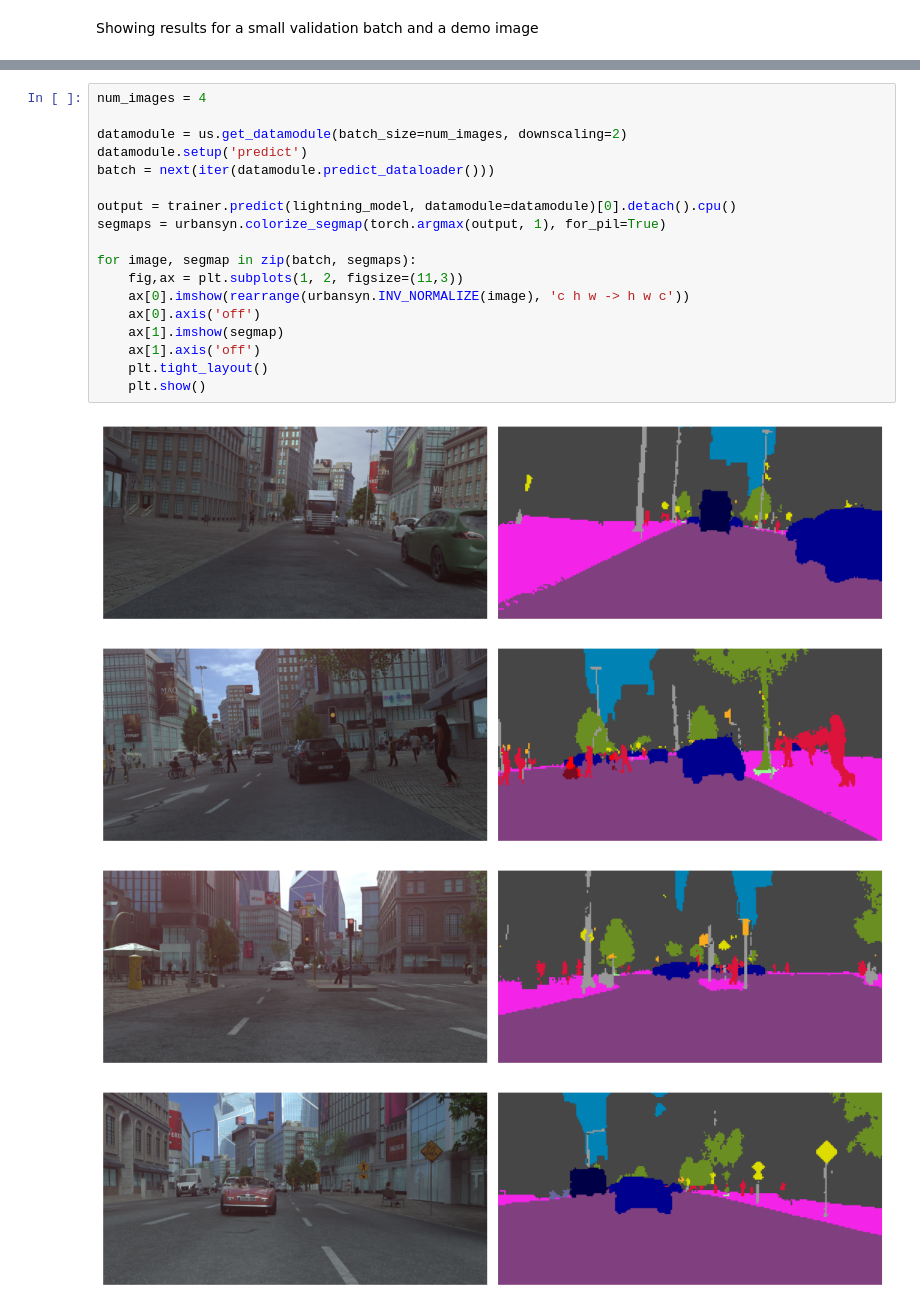
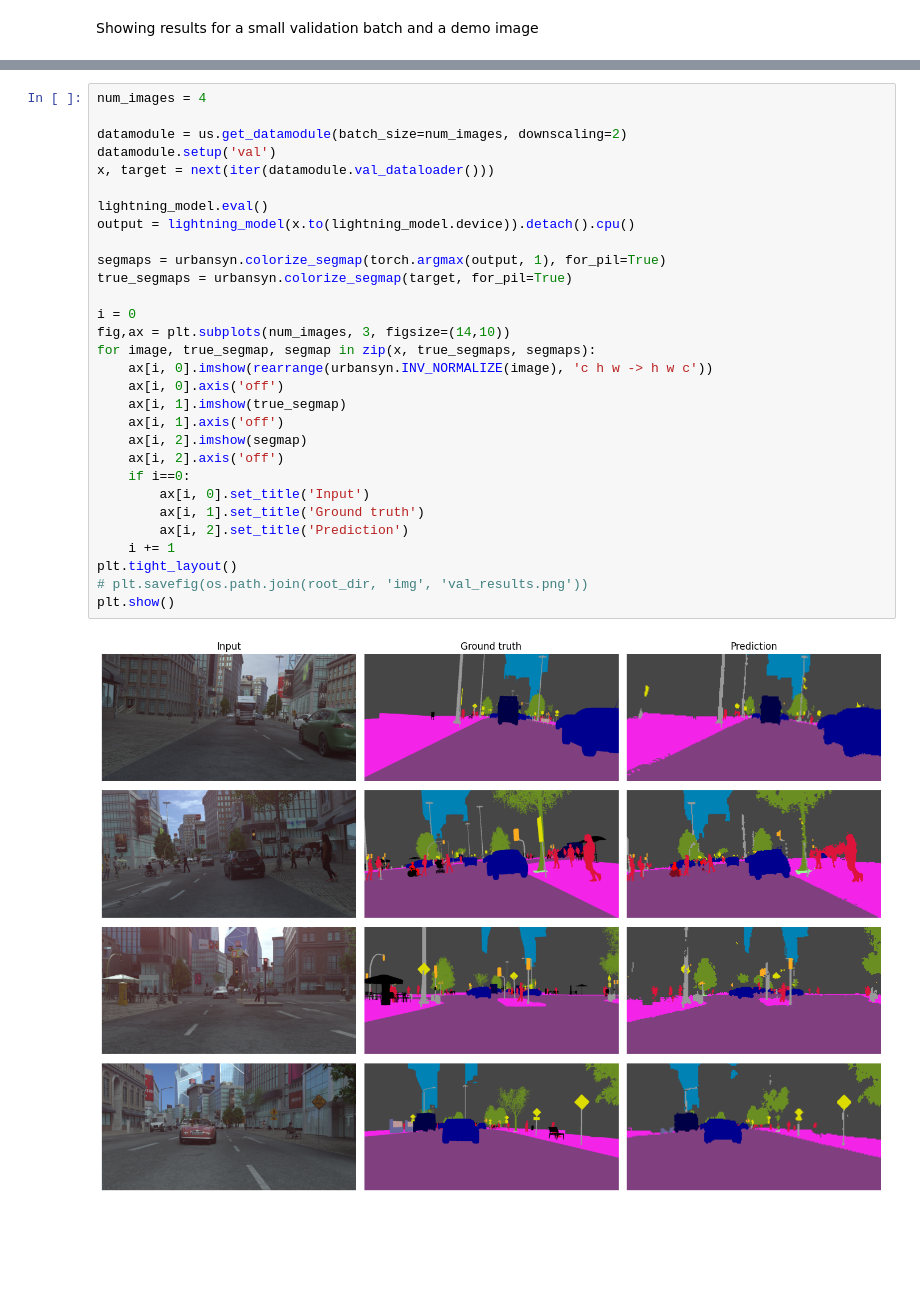
Before and after one commit to zaitsev136/computer-vision, a Jupyter notebook: experiments/urbansyn_segformer/train_segformer.ipynb, the cells around one changed output, grey strips where cells are left out. Saved outputs shown, nothing was run; the diff lists cells and outputs as text; blank space fills up the shorter version.

```diff
--- a/experiments/urbansyn_segformer/train_segformer.ipynb
+++ b/experiments/urbansyn_segformer/train_segformer.ipynb
@@ -174,26 +186,35 @@ HPU available: False, using: 0 HPUs
 # %%
 num_images = 4
 
 datamodule = us.get_datamodule(batch_size=num_images, downscaling=2)
-datamodule.setup('predict')
-batch = next(iter(datamodule.predict_dataloader()))
+datamodule.setup('val')
+x, target = next(iter(datamodule.val_dataloader()))
 
-output = trainer.predict(lightning_model, datamodule=datamodule)[0].detach().cpu()
+lightning_model.eval()
+output = lightning_model(x.to(lightning_model.device)).detach().cpu()
+
 segmaps = urbansyn.colorize_segmap(torch.argmax(output, 1), for_pil=True)
+true_segmaps = urbansyn.colorize_segmap(target, for_pil=True)
 
-for image, segmap in zip(batch, segmaps):
-    fig,ax = plt.subplots(1, 2, figsize=(11,3))
-    ax[0].imshow(rearrange(urbansyn.INV_NORMALIZE(image), 'c h w -> h w c'))
-    ax[0].axis('off')
-    ax[1].imshow(segmap)
-    ax[1].axis('off')
-    plt.tight_layout()
-    plt.show()
+i = 0
+fig,ax = plt.subplots(num_images, 3, figsize=(14,10))
+for image, true_segmap, segmap in zip(x, true_segmaps, segmaps):
+    ax[i, 0].imshow(rearrange(urbansyn.INV_NORMALIZE(image), 'c h w -> h w c'))
+    ax[i, 0].axis('off')
+    ax[i, 1].imshow(true_segmap)
+    ax[i, 1].axis('off')
+    ax[i, 2].imshow(segmap)
+    ax[i, 2].axis('off')
+    if i==0:
+        ax[i, 0].set_title('Input')
+        ax[i, 1].set_title('Ground truth')
+        ax[i, 2].set_title('Prediction')
+    i += 1
+plt.tight_layout()
+# plt.savefig(os.path.join(root_dir, 'img', 'val_results.png'))
+plt.show()
 # %% [output]
-[figure, old version]
+[figure, new version]
-[figure, removed]
-[figure, removed]
-[figure, removed]
 # %%
 input_path = os.path.join(root_dir, 'data', 'Kalckreuthweg.png')
 input = np.array(Image.open(input_path).convert('RGB'))
```
Also changed, not shown: parts of 5 cells of this notebook, 3 other files.
